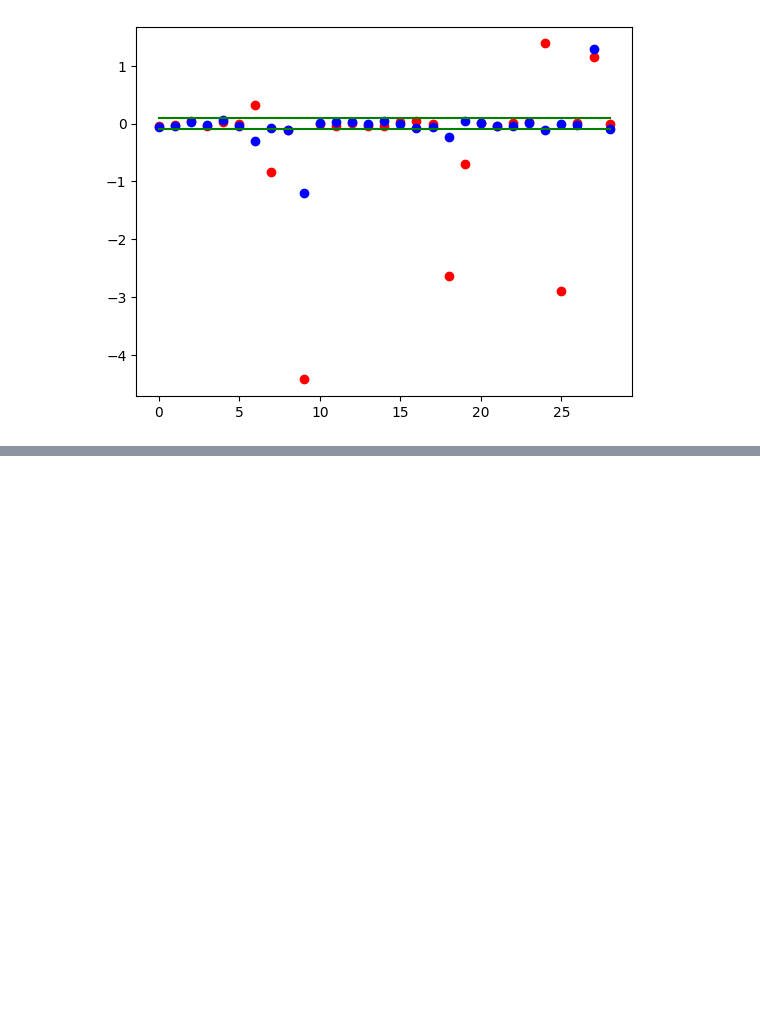
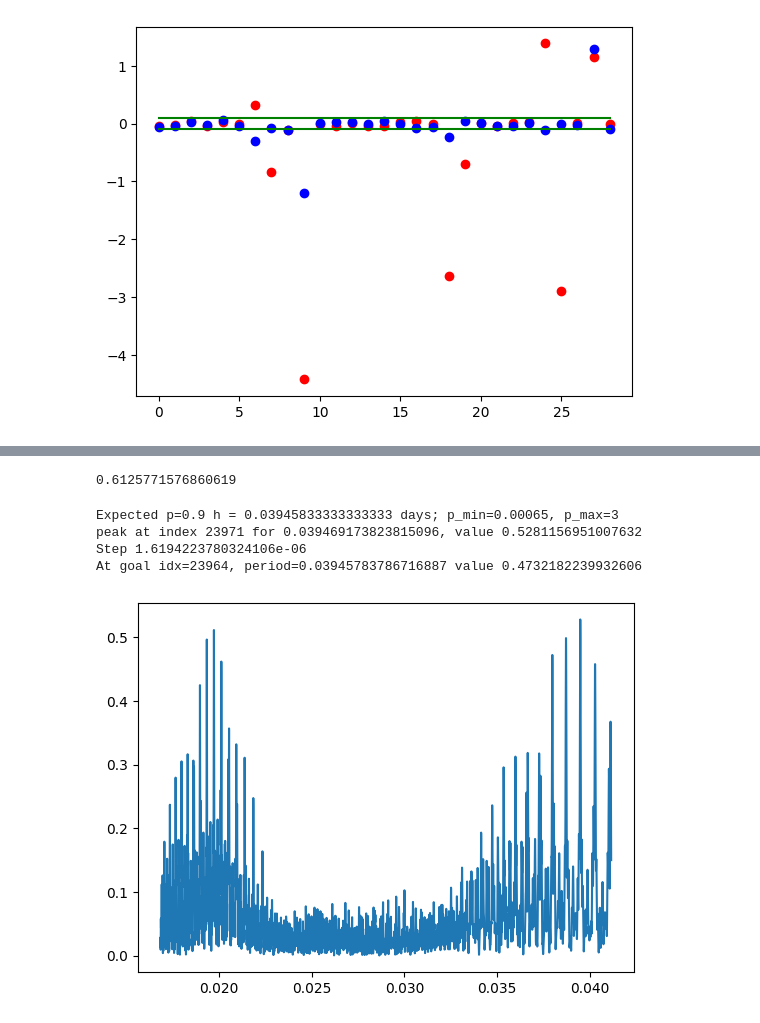
Before and after one commit to HoodedCrow/adam_core, a Jupyter notebook: examples/rotation_period.ipynb, the cells around one changed output, grey strips where cells are left out. Saved outputs shown, nothing was run; the diff lists cells and outputs as text; code cells hidden in the pictures; blank space fills up the shorter version.

```diff
--- a/examples/rotation_period.ipynb
+++ b/examples/rotation_period.ipynb
@@ -817,8 +817,9 @@ def run_complete_fourier(object_id: str, kind: Optional[int], min_freq: float =
     arc_length = np.max(obstime) - np.min(obstime)
     freqs = _get_freqs(min_freq, max_freq, arc_length)
     if kind is not None and kind < 0 and preselect_freq:
-        print(f"Computing frequency first to make G12* fitting easier, use type '{G_VALUES[0][0]}'")
-        fit, arc_length = run_fourier(selection, inputs, obstime, 0, freqs)
+        g12star_helper_kind = 0
+        print(f"Computing frequency first to make G12* fitting easier, use type {g12star_helper_kind} = '{G_VALUES[g12star_helper_kind][0]}'")
+        fit, arc_length = run_fourier(selection, inputs, obstime, g12star_helper_kind, freqs)
         best_fit = best_row_by_f(fit)
         freq = best_fit.freq[0].as_py()
         print(f"Selected frequency {freq} for period {24.0 / freq} h")
@@ -1079,0 +1195,35 @@ Magnitudes [18.978841140685482, 18.436727648906718, 18.549023440743692, 0.0], c1
+# %%
+def lsm_ampl(params, period_days):
+    # period_days = 1 / freq
+    freq = 1 / period_days
+    sample = np.linspace(0, 2*period_days, num=1000)
+    base = 2*np.pi*freq*sample
+    G = np.zeros(len(sample))
+    # assert len(values) == 2 + k*2 + 4
+    for j in range(2):
+        arg = base * (j + 1)
+        G += params[1+2*j]   * np.cos(arg)
+        G += params[1+2*j+1] * np.sin(arg)
+    return np.max(G) - np.min(G)
+print(lsm_ampl(params, m68_period))
+# %% [output]
+0.6125771576860619
+# %%
+m68_peak  = np.argmax(me68_power)
+expected_p = 0.947/24
+print(f"Expected p=0.9 h = {expected_p} days; p_min={m68_pmin}, p_max={m68_pmax}")
+print(f"peak at index {m68_peak} for {me68_periods[m68_peak]}, value {me68_power[m68_peak]}")
+step = me68_periods[1] - me68_periods[0]
+print(f"Step {step}")
+goal_idx = int((expected_p - m68_pmin) / step)
+print(f"At goal idx={goal_idx}, period={me68_periods[goal_idx]} value {me68_power[goal_idx]}")
+plt.figure()
+# plt.plot(me68_periods, me68_power)
+plt.plot(me68_periods[10000:25000], me68_power[10000:25000])
+plt.show()
+# %% [output]
+Expected p=0.9 h = 0.03945833333333333 days; p_min=0.00065, p_max=3
+peak at index 23971 for 0.039469173823815096, value 0.5281156951007632
+Step 1.6194223780324106e-06
+At goal idx=23964, period=0.03945783786716887 value 0.4732182239932606
+[figure, added]
```
Also changed, not shown: parts of 7 cells of this notebook, 1 other file.
